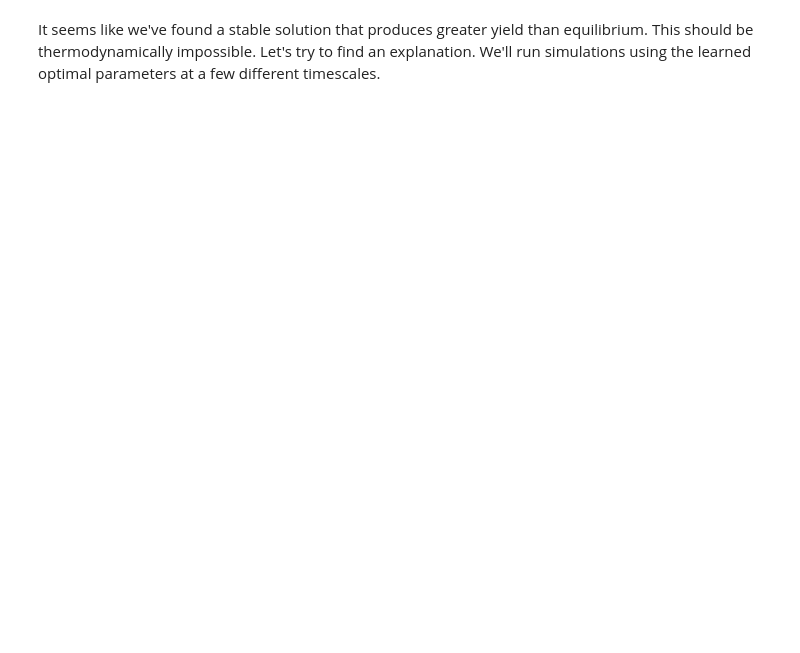
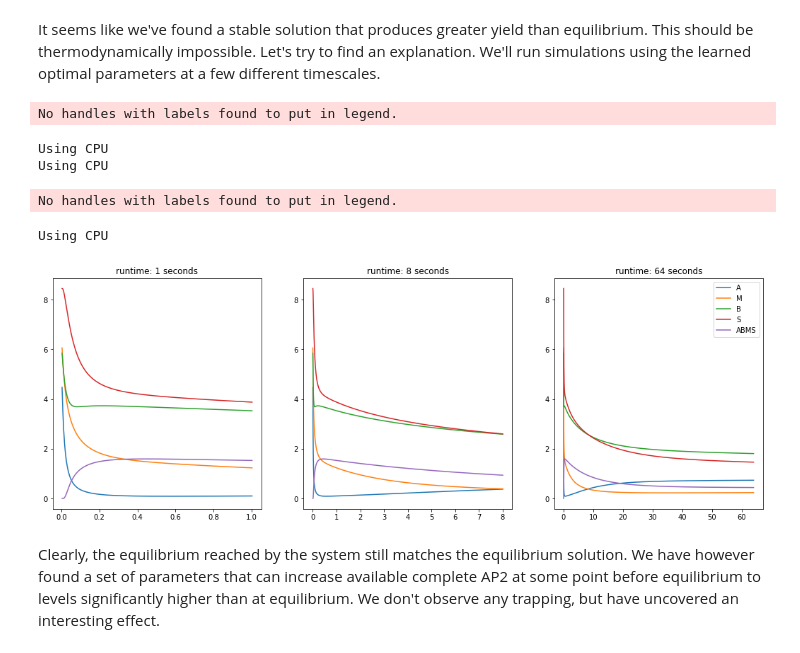
Before and after one commit to mjohn218/multi_assembly, a Jupyter notebook: steric_free_simulator/results/ap2_pre_equilibrium_maximization.ipynb, the cells around one changed output. Cells and saved outputs as stored; diff of their text form; code cells hidden in the pictures; blank space fills up the shorter version.

Commit message:
finish maximization AP2 results book

```diff
--- a/steric_free_simulator/results/ap2_pre_equilibrium_maximization.ipynb
+++ b/steric_free_simulator/results/ap2_pre_equilibrium_maximization.ipynb
@@ -72,9 +83,22 @@ impossible. Let's try to find an explanation. We'll run simulations using the le
 timescales.
 # %%
 from matplotlib import pyplot as plt
-fig, ax = plt.subplots(3)
+fig, ax = plt.subplots(1, 3)
 optim_rn = optim.rn
-for runtime in [1, 4, 16]:
+for i, runtime in enumerate([1, 8, 64]):
     optim_rn.reset()
     sim = VecSim(optim_rn, runtime, device='cpu')
-    result = sim.simulate()
+    y = sim.simulate()
+    sim.plot_observable(ax=ax[i])
+    ax[i].set_title("runtime: " + str(runtime) + " seconds")
+fig.set_size_inches(18, 6)
+plt.show()
+# %% [output]
+No handles with labels found to put in legend.
+Using CPU
+Using CPU
+No handles with labels found to put in legend.
+Using CPU
+[figure, added]
+# %% [markdown]
+Clearly, the equilibrium reached by the system still matches the equilibrium solution. We have however found a set of parameters that can increase available complete AP2 at some point before equilibrium to levels significantly higher than at equilibrium. We don't observe any trapping, but have uncovered an interesting effect.
```
Also changed, not shown: parts of 8 cells of this notebook, 11 other files.
